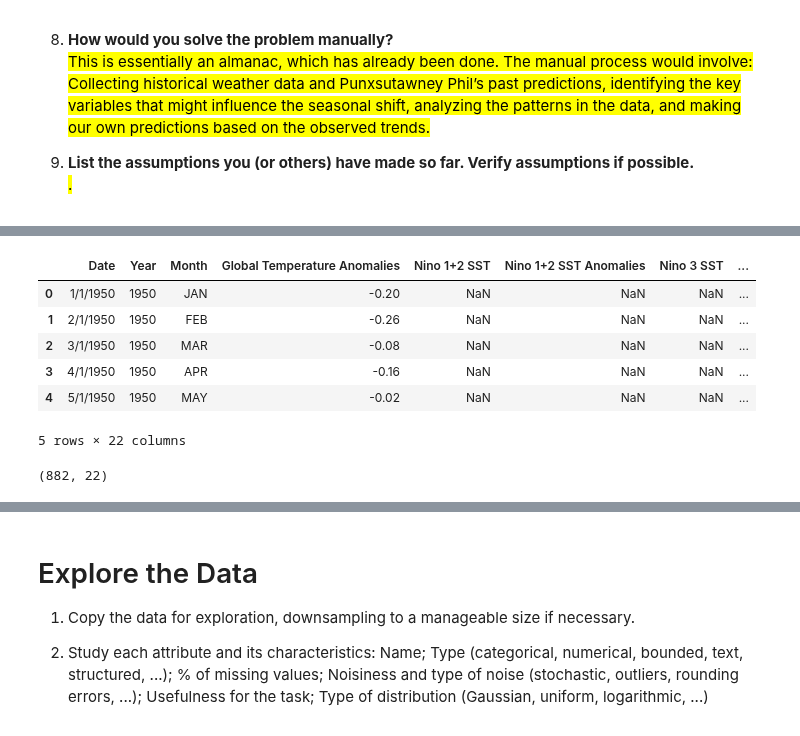
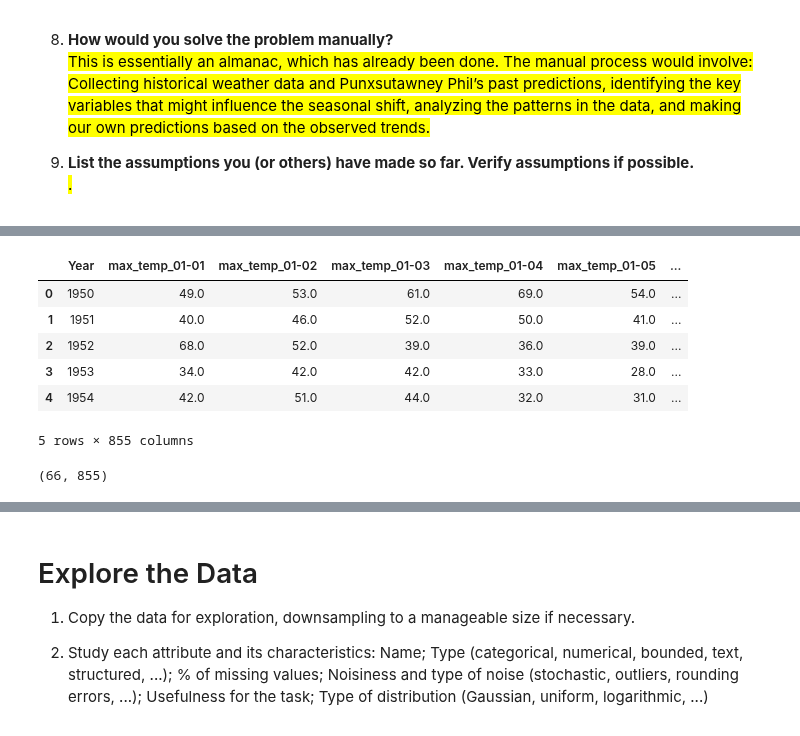
Before and after one commit to jyounes23/Project1CSCI296, a Jupyter notebook: Early Spring.ipynb, the cells around one changed output, grey strips where cells are left out. Saved outputs shown, nothing was run; the diff lists cells and outputs as text; code cells hidden in the pictures.

Commit message:
Fixed code for dropping TNI and PNA columns Fixed code that writes to file Fixed code in get the data to use the correct data

```diff
--- a/Early Spring.ipynb
+++ b/Early Spring.ipynb
@@ -238,9 +238,18 @@ def merge_all_datasets():
    merged_data = pd.merge(merged_data, early_spring, on='Year', how='inner')
 
    # Write the merged DataFrame to a CSV file
-   merged_data.to_csv("Final_MergedData.csv", index=False)
+   merged_data.to_csv("All_MergedData.csv", index=False)
 
    return merged_data
 
+def read_All_Merged_Data():
+    """
+    Reads the final merged data file and returns a pandas DataFrame.
+    """
+    final_merged_data = pd.read_csv("All_MergedData.csv")
+    return final_merged_data
+
 
 merge_all_datasets()
+
+allMergedData = read_All_Merged_Data()
@@ -262,17 +257,17 @@ merge_all_datasets()
 pivotedEnso = read_PivotedEnso()
 PhilData = read_philPred()
 # %%
-data.head()
+allMergedData.head()
 # %% [output]
-|  | Date | Year | Month | Global Temperature Anomalies | Nino 1+2 SST | Nino 1+2 SST Anomalies | Nino 3 SST | ... |
-| 0 | 1/1/1950 | 1950 | JAN | -0.20 | NaN | NaN | NaN | ... |
-| 1 | 2/1/1950 | 1950 | FEB | -0.26 | NaN | NaN | NaN | ... |
-| 2 | 3/1/1950 | 1950 | MAR | -0.08 | NaN | NaN | NaN | ... |
-| 3 | 4/1/1950 | 1950 | APR | -0.16 | NaN | NaN | NaN | ... |
-| 4 | 5/1/1950 | 1950 | MAY | -0.02 | NaN | NaN | NaN | ... |
+|  | Year | max_temp_01-01 | max_temp_01-02 | max_temp_01-03 | max_temp_01-04 | max_temp_01-05 | ... |
+| 0 | 1950 | 49.0 | 53.0 | 61.0 | 69.0 | 54.0 | ... |
+| 1 | 1951 | 40.0 | 46.0 | 52.0 | 50.0 | 41.0 | ... |
+| 2 | 1952 | 68.0 | 52.0 | 39.0 | 36.0 | 39.0 | ... |
+| 3 | 1953 | 34.0 | 42.0 | 42.0 | 33.0 | 28.0 | ... |
+| 4 | 1954 | 42.0 | 51.0 | 44.0 | 32.0 | 31.0 | ... |
-5 rows × 22 columns
+5 rows × 855 columns
 # %%
-data.shape
+allMergedData.shape
 # %% [output]
-(882, 22)
+(66, 855)
 # %%
```
Also changed, not shown: parts of 8 cells of this notebook, 2 other files.
